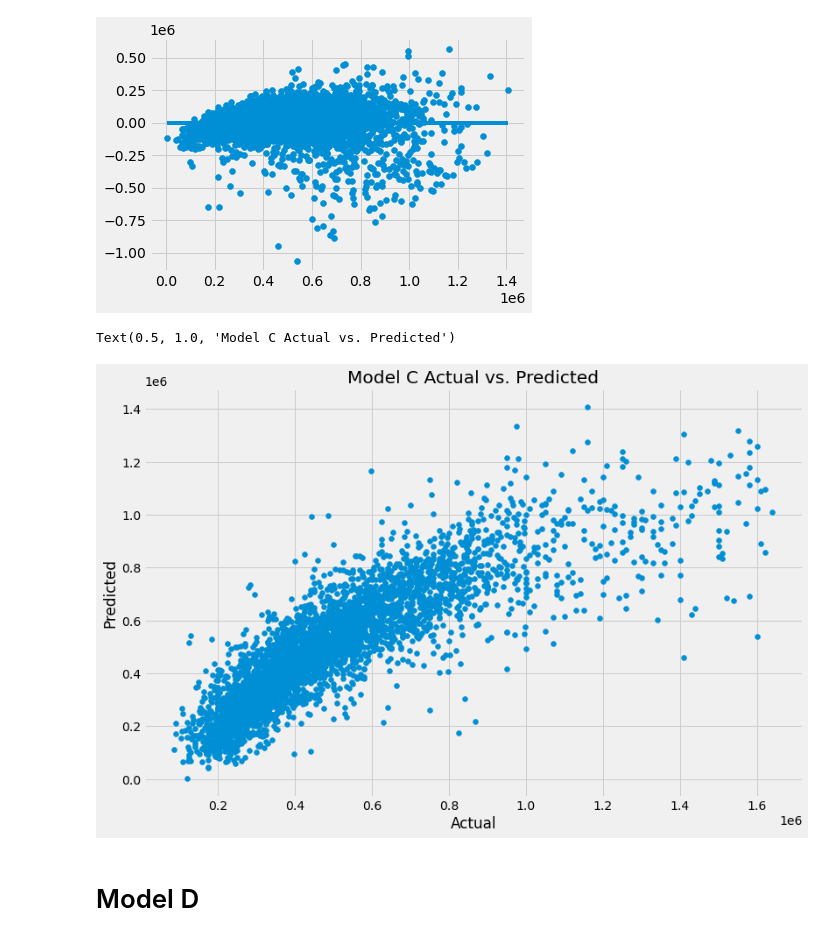
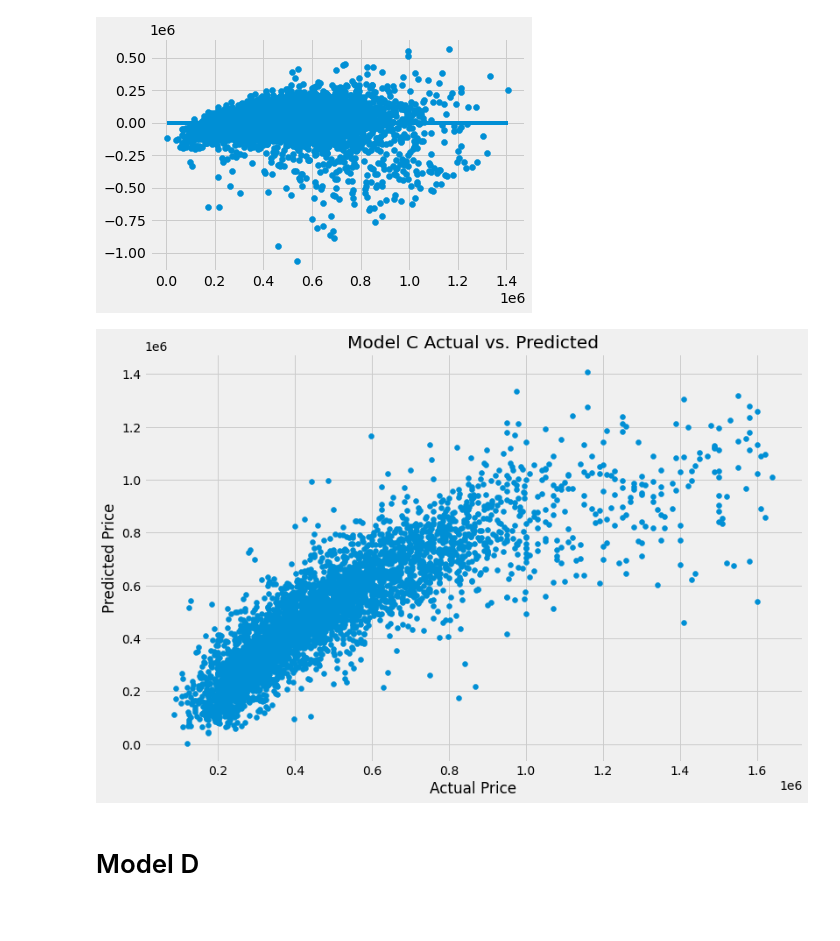
Before and after one commit to jmg0144/Housing-Linear-Regression-Analysis, a Jupyter notebook: home-sales-analysis.ipynb, the cells around one changed output. Drawn from its saved outputs; the diff is of its cells as text; code cells hidden in the pictures.

Commit message:
Updated functions and graphs

```diff
--- a/home-sales-analysis.ipynb
+++ b/home-sales-analysis.ipynb
@@ -413,9 +392,9 @@ Text(0.5, 1.0, 'Model A ')
 # %% [markdown]
 The data appears to be bunched to the left and appears to be heteroscedastic.
 # %%
-#Create scatter plot to show relationship between actual and predicted data.
-plt.figure(figsize=(12,8))
-plt.scatter(y_test_a, y_test_pred_a)
-plt.xlabel('Actual')
-plt.ylabel('Predicted')
-plt.title('Model A Actual vs. Predicted')
+def plot_model(test, test_pred, title):
+    plt.figure(figsize=(12,8))
+    plt.scatter(test, test_pred)
+    plt.xlabel('Actual Price')
+    plt.ylabel('Predicted Price')
+    plt.title(title);
@@ -931,14 +884,9 @@ plt.hlines(y=0, xmin=y_test_pred_c.min(), xmax=y_test_pred_c.max())
 <matplotlib.collections.LineCollection at 0x...>
 [figure]
 # %%
-plt.figure(figsize=(12,8))
-plt.scatter(y_test_c, y_test_pred_c)
-plt.xlabel('Actual')
-plt.ylabel('Predicted')
-plt.title('Model C Actual vs. Predicted')
+plot_model(y_test_c, y_test_pred_c, 'Model C Actual vs. Predicted')
 # %% [output]
-Text(0.5, 1.0, 'Model C Actual vs. Predicted')
-[figure, old version]
+[figure, new version]
 # %% [markdown]
 # Model D
 # %% [markdown]
```
Also changed, not shown: parts of 28 cells of this notebook.
